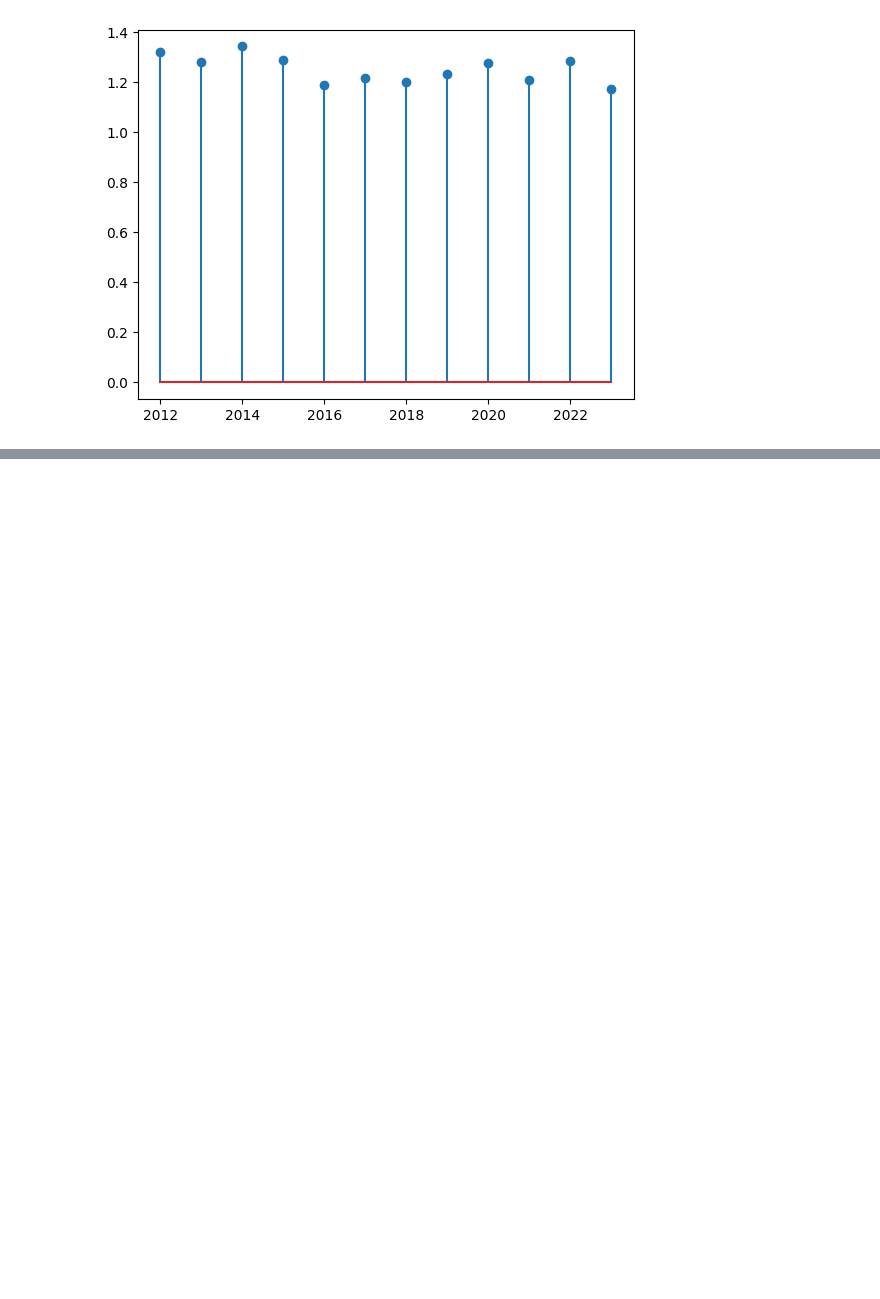
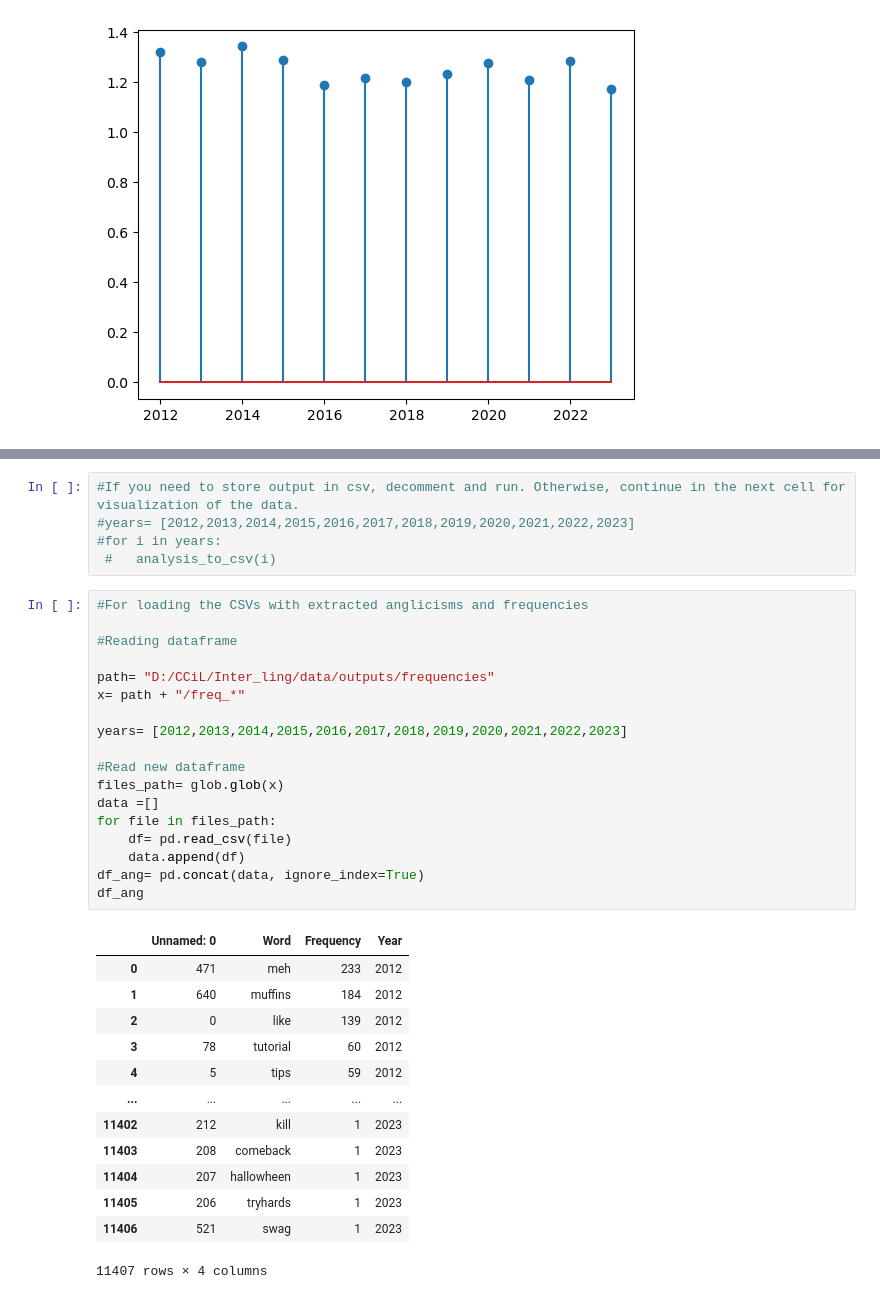
Before and after one commit to alejaduque/anglicisms_overtime, a Jupyter notebook: model.ipynb, the cells around one changed output, grey strips where cells are left out. Cells and saved outputs as stored; diff of their text form; blank space fills up the shorter version.

```diff
--- a/model.ipynb
+++ b/model.ipynb
@@ -270,0 +324,37 @@ plt.show()
+# %%
+#If you need to store output in csv, decomment and run. Otherwise, continue in the next cell for visualization of the data.
+#years= [2012,2013,2014,2015,2016,2017,2018,2019,2020,2021,2022,2023]
+#for i in years:
+ #   analysis_to_csv(i)
+# %%
+#For loading the CSVs with extracted anglicisms and frequencies
+
+#Reading dataframe
+
+path= "D:/CCiL/Inter_ling/data/outputs/frequencies"
+x= path + "/freq_*"
+
+years= [2012,2013,2014,2015,2016,2017,2018,2019,2020,2021,2022,2023]
+
+#Read new dataframe
+files_path= glob.glob(x)
+data =[]
+for file in files_path:
+    df= pd.read_csv(file)
+    data.append(df)
+df_ang= pd.concat(data, ignore_index=True)
+df_ang
+# %% [output]
+|  | Unnamed: 0 | Word | Frequency | Year |
+| 0 | 471 | meh | 233 | 2012 |
+| 1 | 640 | muffins | 184 | 2012 |
+| 2 | 0 | like | 139 | 2012 |
+| 3 | 78 | tutorial | 60 | 2012 |
+| 4 | 5 | tips | 59 | 2012 |
+| ... | ... | ... | ... | ... |
+| 11402 | 212 | kill | 1 | 2023 |
+| 11403 | 208 | comeback | 1 | 2023 |
+| 11404 | 207 | hallowheen | 1 | 2023 |
+| 11405 | 206 | tryhards | 1 | 2023 |
+| 11406 | 521 | swag | 1 | 2023 |
+11407 rows × 4 columns
```
Also changed, not shown: parts of 5 cells of this notebook.
